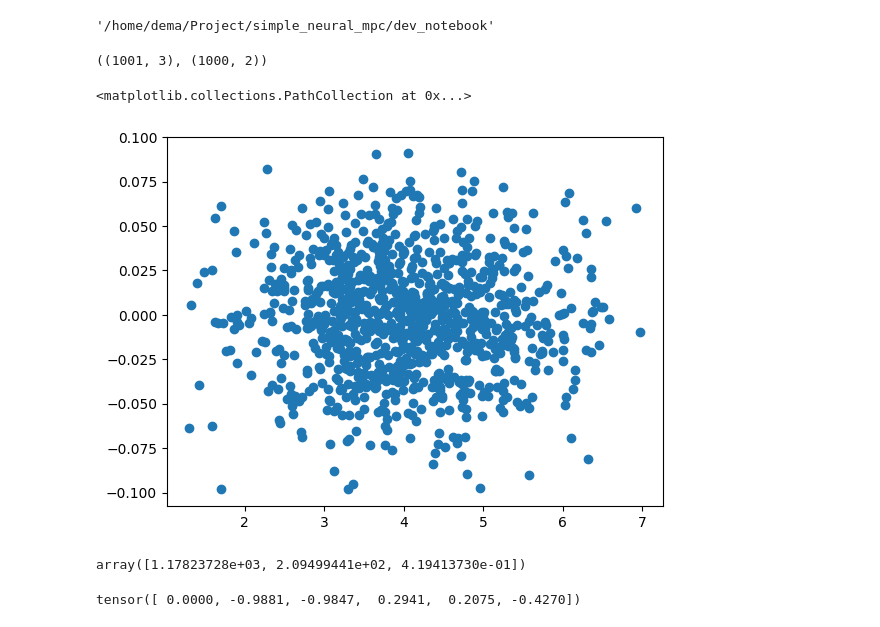
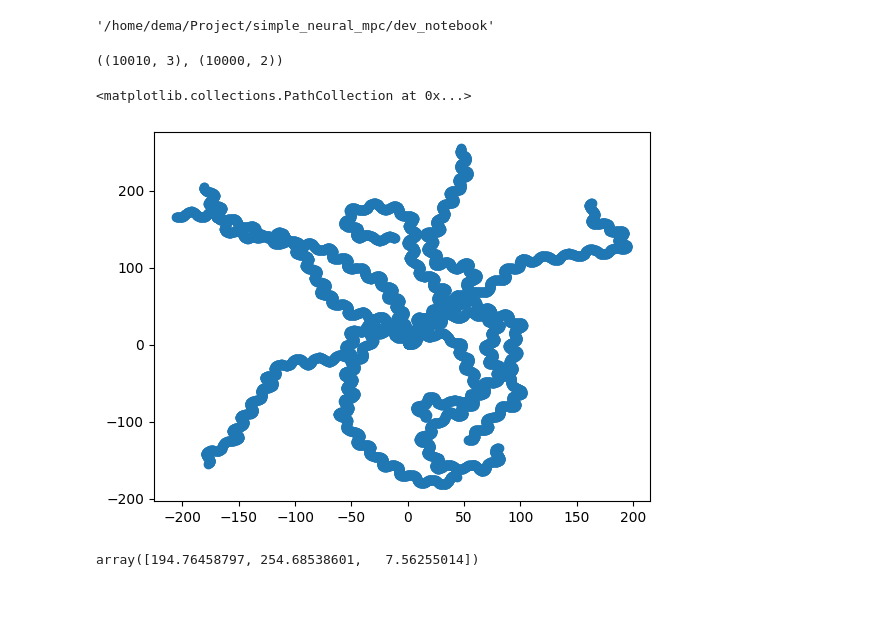
Before and after one commit to neverorfrog/simple_neural_mpc, a Jupyter notebook: dev_notebook/test.ipynb, the cells around one changed output. Saved outputs shown, nothing was run; the diff lists cells and outputs as text; code cells hidden in the pictures; blank space fills up the shorter version.

```diff
--- a/dev_notebook/test.ipynb
+++ b/dev_notebook/test.ipynb
@@ -26,21 +25,31 @@ from torch.func import vmap
 from typing import Tuple
 import matplotlib.pyplot as plt
 # %%
-path = "../neural_model_identification/data_module/PINN/"
-actions = np.load(path + "sample_0/actions.npy")
-states = np.load(path + "sample_0/states.npy")
+path = "../neural_model_identification/data_module/trajectories_kin/"
+ACT, STAT = [], []
+demo_len = []
+for i in range(10):
+    actions = np.load(path + f"sample_{i}/actions.npy")
+    states = np.load(path + f"sample_{i}/states.npy")
+    demo_len.append(states.shape[0])
+    ACT.append(actions)
+    STAT.append(states)
+#actions = np.load(path + "sample_0/actions.npy")
+#states = np.load(path + "sample_0/states.npy")
+actions = np.vstack(ACT)
+states = np.vstack(STAT)
 
 states.shape, actions.shape
 # %% [output]
-((1001, 3), (1000, 2))
+((10010, 3), (10000, 2))
 # %%
-#plt.scatter(states[:, 0], states[:, 1])
-plt.scatter(actions[:, 0], actions[:, 1])
+plt.scatter(states[:, 0], states[:, 1])
+#plt.scatter(actions[:, 0], actions[:, 1])
 # %% [output]
 <matplotlib.collections.PathCollection at 0x...>
-[figure, old version]
+[figure, new version]
 # %%
 states.max(0)
 # %% [output]
-array([1.17823728e+03, 2.09499441e+02, 4.19413730e-01])
+array([194.76458797, 254.68538601,   7.56255014])
 # %%
@@ -71,10 +81,6 @@ for i in range(states.shape[0] - 1):
 
 
 dataset_tensor = torch.hstack((torch.vstack(X), torch.vstack(Y)))
-# %%
-dataset_tensor[10, :-3]
-# %% [output]
-tensor([ 0.0000, -0.9881, -0.9847,  0.2941,  0.2075, -0.4270])
 # %%
 states_range = (states.max(0), states.min(0))
 actions_range = (actions.max(0), actions.min(0))
```
Also changed, not shown: parts of 15 cells of this notebook.
